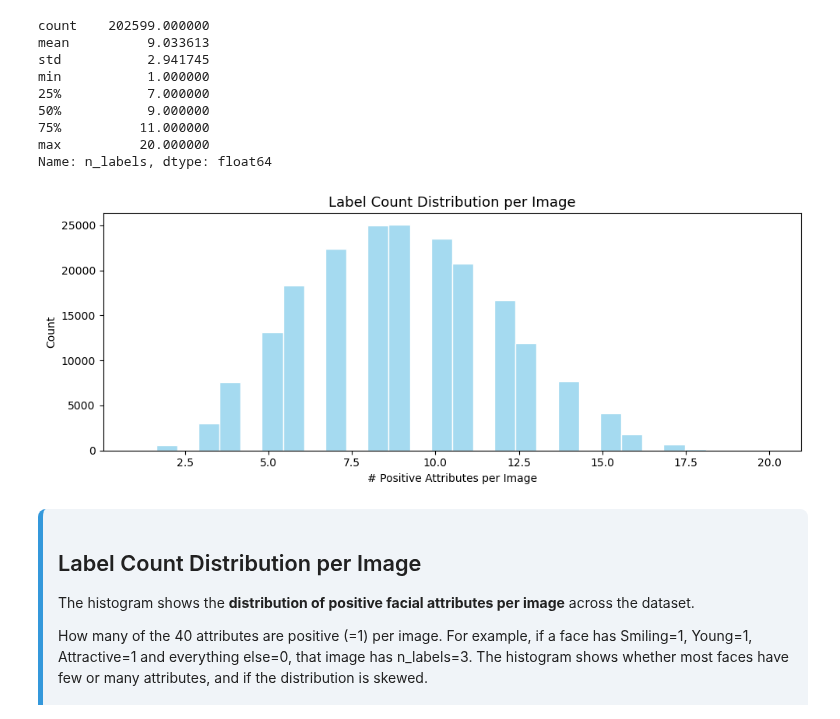
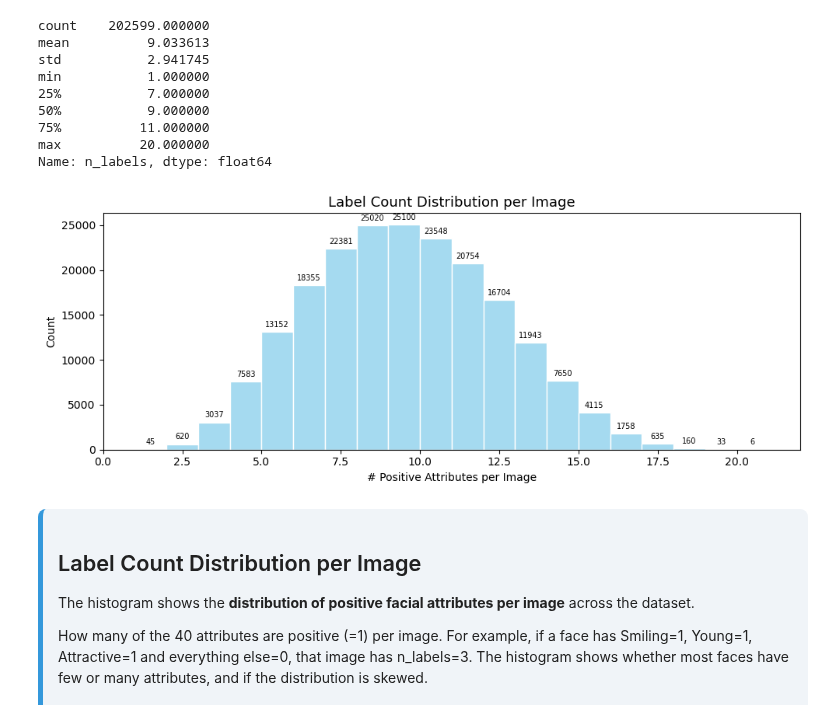
Before and after one commit to s3achan/Image-Detection, a Jupyter notebook: CelebA_Attributes_Analysis.ipynb, the cells around one changed output. Cells and saved outputs as stored; diff of their text form; code cells hidden in the pictures.

```diff
--- a/CelebA_Attributes_Analysis.ipynb
+++ b/CelebA_Attributes_Analysis.ipynb
@@ -404,16 +404,22 @@ min           1.000000
 75%          11.000000
 max          20.000000
 Name: n_labels, dtype: float64
+# %%
+bins = range(df['n_labels'].min(), df['n_labels'].max() + 2)
 # %%
 fig, ax = plt.subplots(figsize=(10, 4))
-sns.histplot(df['n_labels'], bins=30, ax=ax, color='skyblue', edgecolor='white')
+sns.histplot(df['n_labels'], bins=bins, ax=ax, color='skyblue', edgecolor='white')
 ax.set_xlabel('# Positive Attributes per Image')
 ax.set_ylabel('Count')
 ax.set_title('Label Count Distribution per Image', fontsize=13)
+
+for container in ax.containers:
+    ax.bar_label(container, fmt='%.0f', padding=3, fontsize=7)
+
 plt.tight_layout()
 plt.show()
 # %% [output]
-[figure, old version]
+[figure, new version]
 # %% [markdown]
 <div style="background-color: #f0f4f8; padding: 15px; border-radius: 8px; border-left: 5px solid #3498db;">
 
```
Also changed, not shown: 1 other file.
